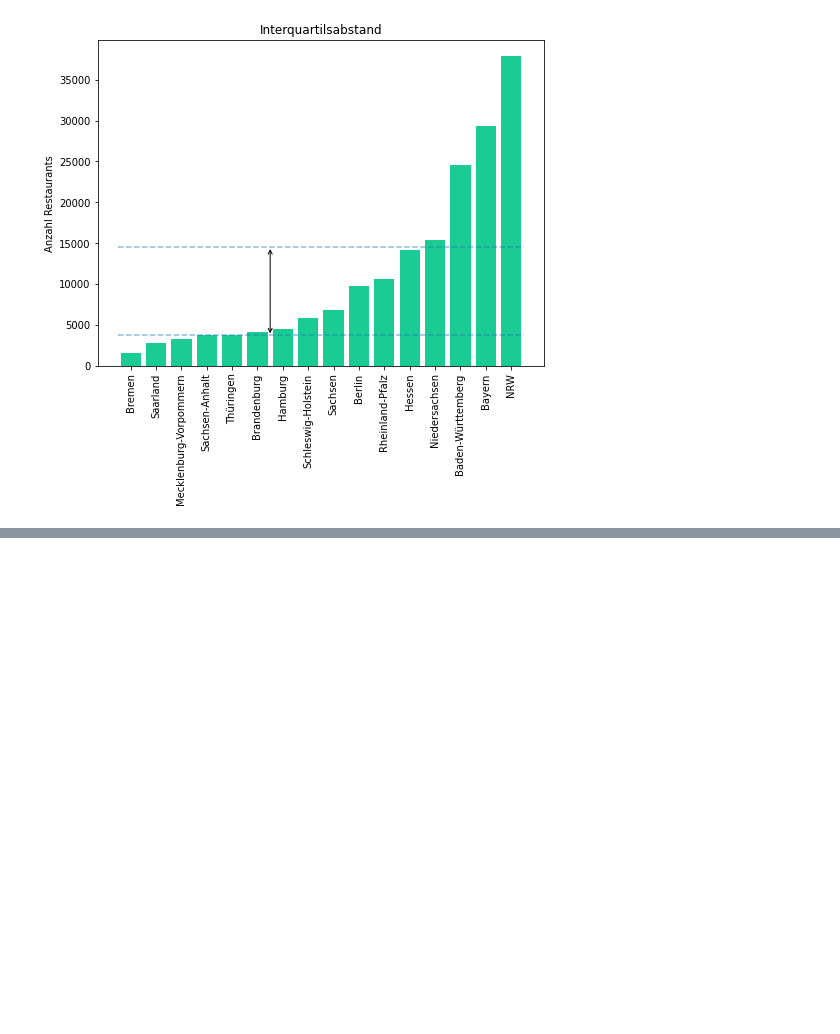
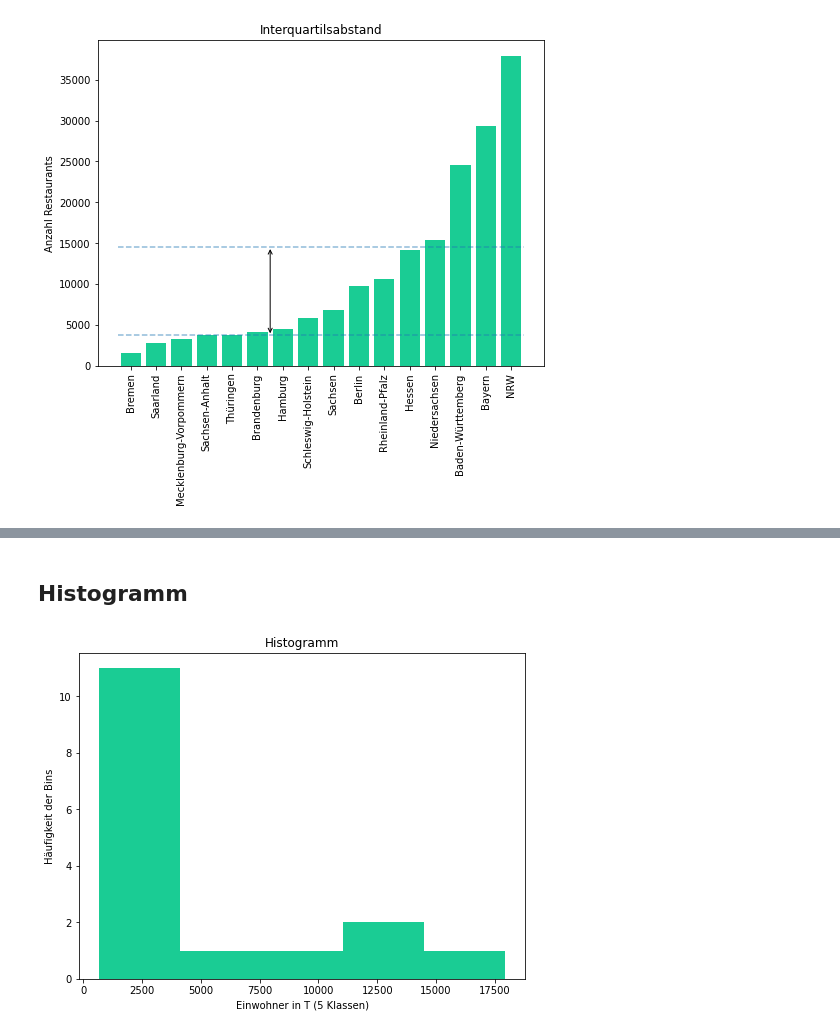
Before and after one commit to fullstack-ml-academy/full-stack-machine-learning, a Jupyter notebook: notepads/02 - Explorative Analyse/EDA - Explorative Datenanalyse.ipynb, the cells around one changed output, grey strips where cells are left out. Cells and saved outputs as stored; diff of their text form; code cells hidden in the pictures; blank space fills up the shorter version.

```diff
--- a/notepads/02 - Explorative Analyse/EDA - Explorative Datenanalyse.ipynb
+++ b/notepads/02 - Explorative Analyse/EDA - Explorative Datenanalyse.ipynb
@@ -134,0 +146,11 @@ Der Interquartilsabstand der Einwohner in T liegt bei 4667.50
+# %% [markdown]
+## Histogramm
+# %%
+plt.figure(figsize=(8,6))
+plt.title("Histogramm")
+plt.hist(data["Einwohner in T"],bins=5,color="#1ACC94")
+plt.ylabel("Häufigkeit der Bins")
+plt.xlabel("Einwohner in T (5 Klassen)")
+plt.show()
+# %% [output]
+[figure, added]
```
Also changed, not shown: parts of 5 cells of this notebook, 17 other files.
